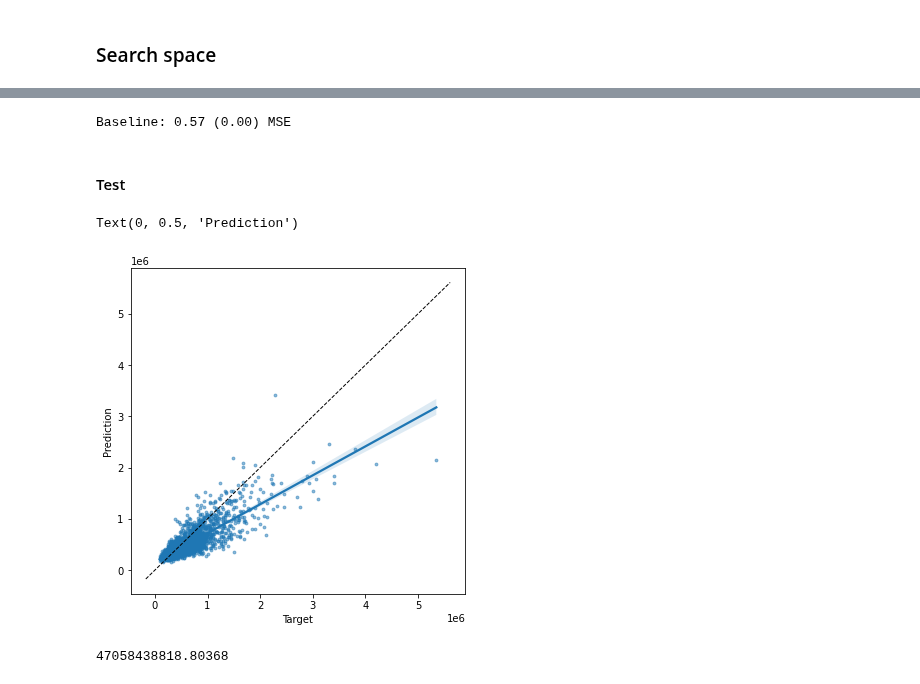
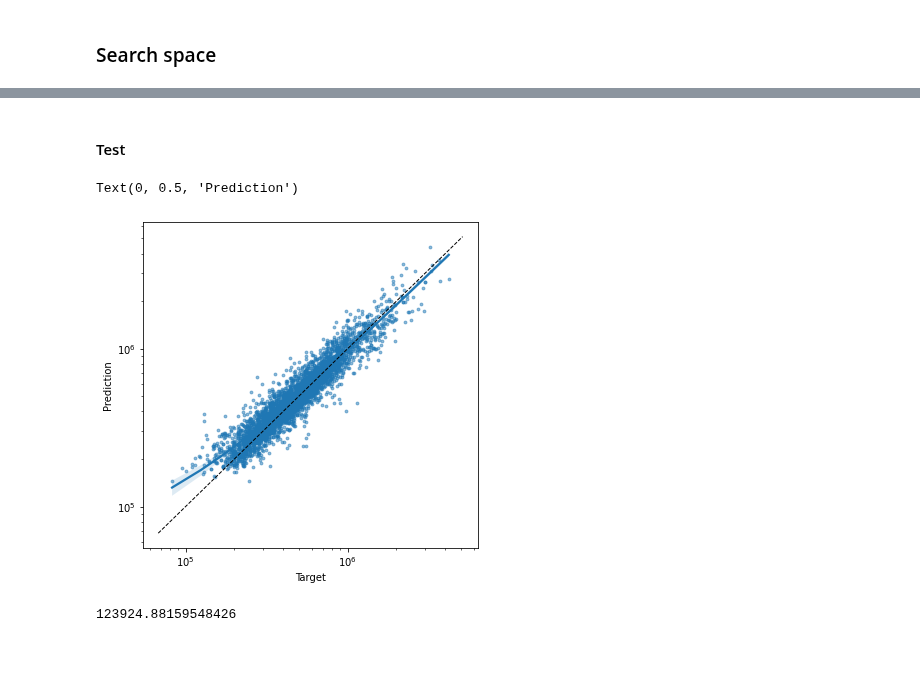
Before and after one commit to StephenTGibson/COMP527-colabNotebooks, a Jupyter notebook: COMP534-AppliedArtificialIntelligence/COMP534-CA2.ipynb, the cells around one changed output, grey strips where cells are left out. Cells and saved outputs as stored; diff of their text form; code cells hidden in the pictures; blank space fills up the shorter version.

```diff
--- a/COMP534-AppliedArtificialIntelligence/COMP534-CA2.ipynb
+++ b/COMP534-AppliedArtificialIntelligence/COMP534-CA2.ipynb
@@ -202,10 +121,14 @@ X_train, X_test, y_train, y_test = train_test_split(X,
 # %%
 # Standardise features to negate the impact of different feature units
 # Updated features have mean 0 and standard deviation 1
-featureScaler = StandardScaler()
-featureScaler.fit(X_train[:, -5:])
-X_train[:, -5:] = featureScaler.transform(X_train[:, -5:])
-X_test[:, -5:] = featureScaler.transform(X_test[:, -5:])
+featureScaler = MinMaxScaler() #StandardScaler()
+# featureScaler.fit(X_train[:, -5:])
+# X_train[:, -5:] = featureScaler.transform(X_train[:, -5:])
+# X_test[:, -5:] = featureScaler.transform(X_test[:, -5:])
+
+featureScaler.fit(X_train)
+X_train = featureScaler.transform(X_train)
+X_test = featureScaler.transform(X_test)
 # %%
 targetScaler = StandardScaler()
 targetScaler.fit(y_train)
@@ -214,11 +139,13 @@ y_test = targetScaler.transform(y_test)
 # %%
 # define base model
-def baseline_model():
+def model():
     # create model
     model = Sequential()
-    model.add(Dense(8, input_dim=16,  activation='relu'))
-    model.add(Dense(16, input_dim=8, activation='relu'))
-    model.add(Dense(1,))
+    model.add(Dense(units=32, input_shape=(18,),  activation='relu'))
+    model.add(Dense(units=32, activation='relu'))
+#     model.add(Dense(16, input_dim=8, activation='relu'))
+#     model.add(Dense(16, input_dim=8, activation='relu'))
+    model.add(Dense(units=1))
     # Compile model
-    model.compile(loss='mean_squared_error', optimizer='adam')
+    #model.compile(loss='mean_squared_error', optimizer='Adam')
     return model
@@ -360,8 +328,6 @@ results
 # %%
 # evaluate model
-estimator = KerasRegressor(model=baseline_model, epochs=5, batch_size=10, verbose=0)
-kfold = KFold(n_splits=2)
+estimator = KerasRegressor(model=baseline_model, epochs=5, batch_size=32, verbose=0)
+kfold = KFold(n_splits=5)
 results = cross_val_score(estimator, X_train, y_train, cv=kfold)
 print("Baseline: %.2f (%.2f) MSE" % (results.mean(), results.std()))
-# %% [output]
-Baseline: 0.57 (0.00) MSE
@@ -369,6 +337,8 @@ Baseline: 0.57 (0.00) MSE
 #### Test
 # %%
 y_pred = model.predict(X_test)
+# %%
+y_pred = estimator.predict(X_test)
 # %%
 # invert transform on predictions
 #yhat = model.predict(test_X)
@@ -383,23 +353,23 @@ y_pred = np.exp(y_pred)
 # %%
 fig, ax = plt.subplots(figsize=(6,6))
 
 ax = sns.regplot(x=y_test,
                  y=y_pred,
                  scatter_kws={'s':8,
                               'alpha':0.5},
                )
 
-#ax.set(xscale="log", yscale="log")
+ax.set(xscale="log", yscale="log")
 
 xpoints = ypoints = ax.get_xlim()
 ax.plot(xpoints, ypoints, linestyle='--', color='k', lw=1)#, scalex=False, scaley=False)
 
 #ax = sns.lineplot(x=[0,1], y=[0,1])#, transform=ax.transAxes)
 
 #ax.axis('equal')
 
 ax.set_xlabel('Target')
 ax.set_ylabel('Prediction')
 # %% [output]
 Text(0, 0.5, 'Prediction')
-[figure, old version]
+[figure, new version]
@@ -408,5 +376,5 @@ from sklearn.metrics import mean_squared_error
 # %%
-errors = mean_squared_error(y_test, y_pred)
+errors = mean_squared_error(y_test, y_pred, squared=False)
 print(errors)
 # %% [output]
-47058438818.80368
+123924.88159548426
```
Also changed, not shown: parts of 47 cells of this notebook.
